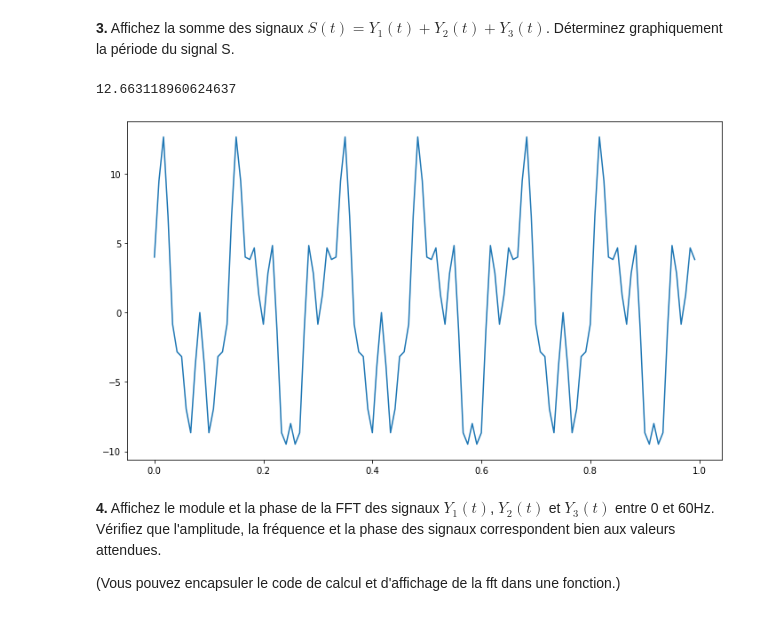
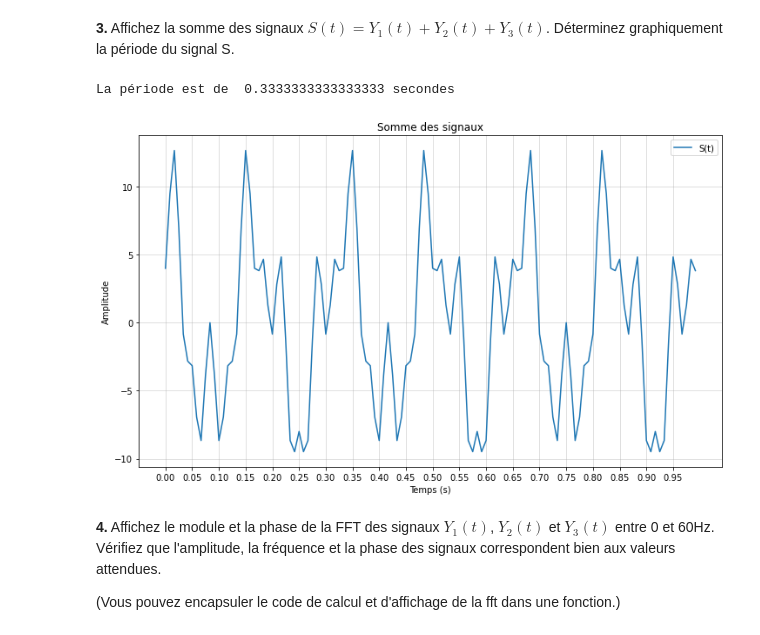
Before and after one commit to shuaisong9/Traitement_TP1, a Jupyter notebook: TP1/code/tp1_seance2.ipynb, the cells around one changed output. Cells and saved outputs as stored; diff of their text form; code cells hidden in the pictures.

Commit message:
Presque fini

```diff
--- a/TP1/code/tp1_seance2.ipynb
+++ b/TP1/code/tp1_seance2.ipynb
@@ -63,20 +71,49 @@ Text(0, 0.5, 'Amplitude')
 [figure]
 # %% [markdown]
 **3.** Affichez la somme des signaux $S(t)=Y_1(t)+Y_2(t)+Y_3(t)$. Déterminez graphiquement la période du signal S.
-# %%
-somme = y1 + y2 + y3
-fig, ax = plt.subplots()
-ax.plot(t, somme)
-
-max = np.amax(somme)
-print(max)
-# grid
-# ou find_peaks scipy
-
-###### PAS FINI
-# %% [output]
-12.663118960624637
-[figure, removed]
+# %%
+from scipy.signal import find_peaks
+
+somme = y1 + y2 + y3
+fig, ax = plt.subplots()
+ax.plot(t, somme)
+
+
+peaks = find_peaks(somme, height=10)
+index = freq[peaks[0]]
+period = (index[2]-index[0])/120
+
+
+# grid
+# ou find_peaks scipy
+
+###### PAS FINI
+
+
+major_ticks = np.arange(0, 1, 0.05)
+
+ax.set_xticks(major_ticks)
+#ax.set_yticks(major_ticks)
+#ax.set_yticks(minor_ticks, minor=True)
+
+# And a corresponding grid
+ax.grid(which='both')
+
+# Or if you want different settings for the grids:
+
+ax.grid(which='major', alpha=0.5)
+
+ax.legend(['S(t)'])
+ax.set_title('Somme des signaux')
+ax.set_xlabel('Temps (s)')
+ax.set_ylabel('Amplitude')
+
+plt.show()
+
+print("La période est de ", period, "secondes")
+# %% [output]
+La période est de  0.3333333333333333 secondes
+[figure, added]
 # %% [markdown]
 **4.** Affichez le module et la phase de la FFT des signaux $Y_1(t)$, $Y_2(t)$ et $Y_3(t)$ entre 0 et 60Hz.
 Vérifiez que l'amplitude, la fréquence et la phase des signaux correspondent bien aux valeurs attendues.
```
Also changed, not shown: parts of 12 cells of this notebook, 1 other file.
